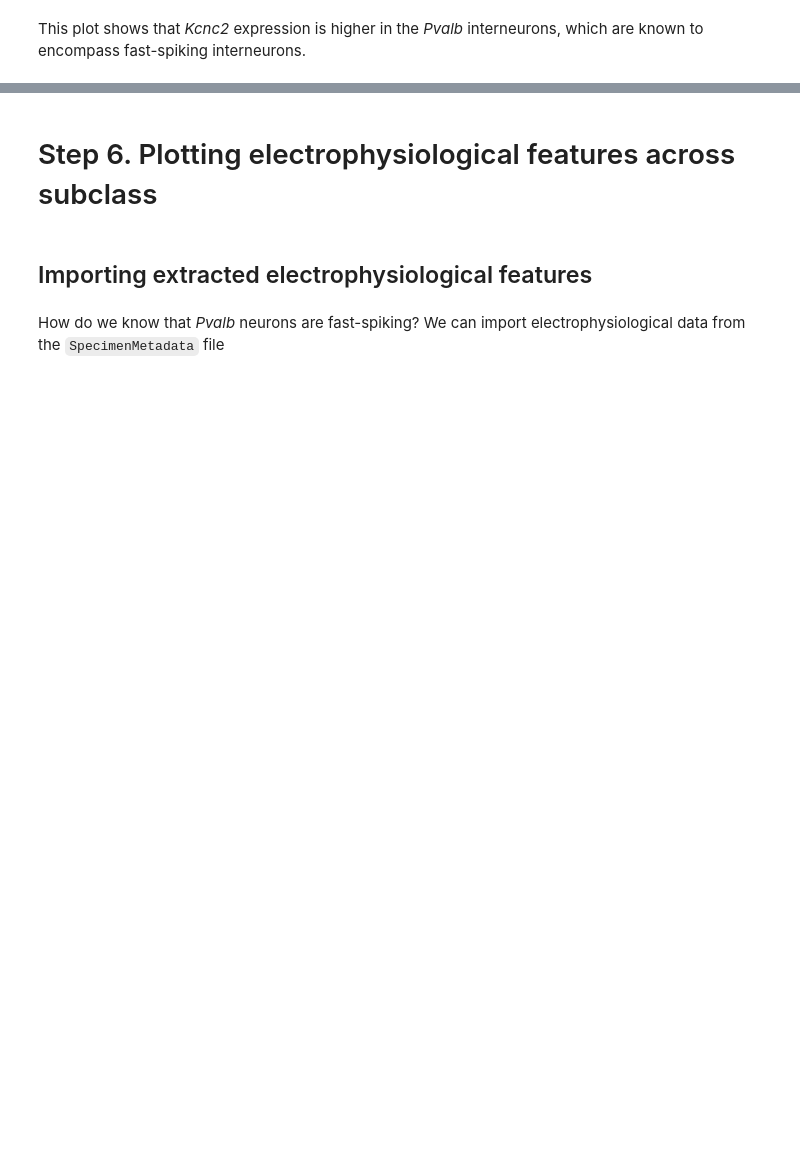
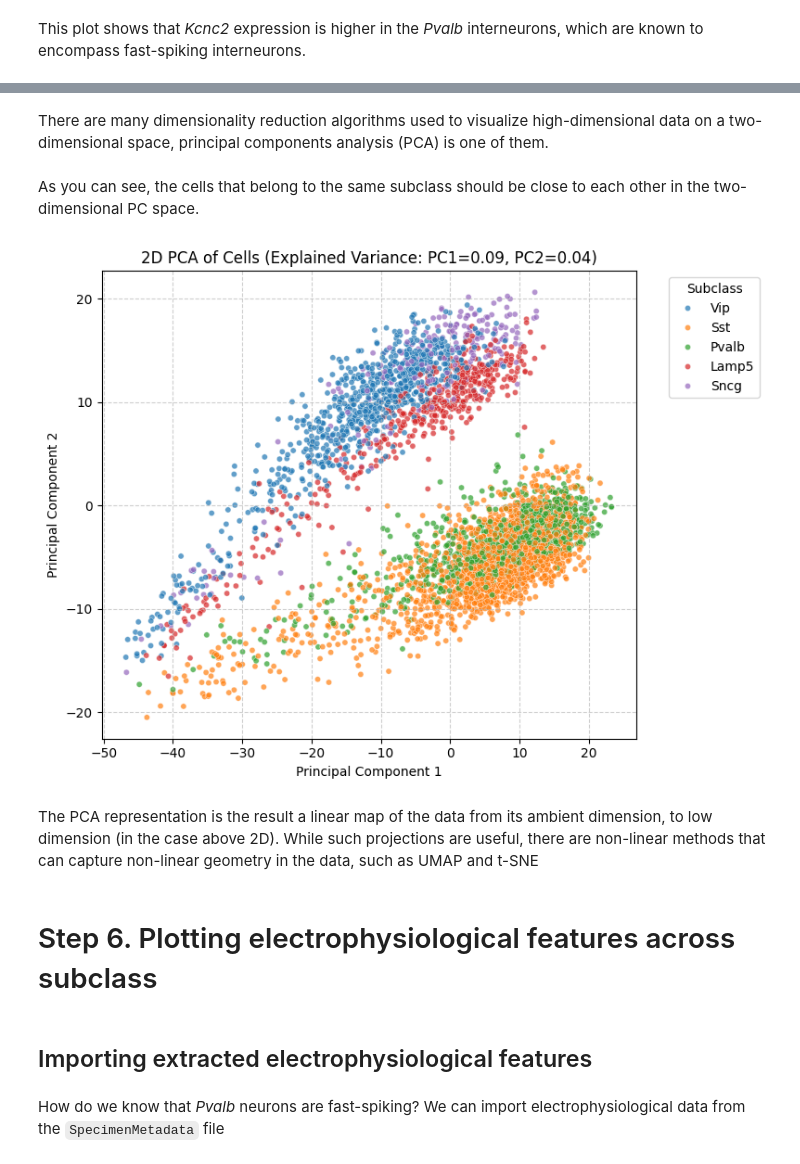
Before and after one commit to AllenInstitute/EducationAndEngagement, a Jupyter notebook: NeuroCodingWorkshop/06_PatchSeq.ipynb, the cells around one changed output, grey strips where cells are left out. Drawn from its saved outputs; the diff is of its cells as text; code cells hidden in the pictures; blank space fills up the shorter version.

Commit message:
Created using Colab. Replace the UMAP algorithm in the Dimensionality and Visualization section to PCA.

```diff
--- a/NeuroCodingWorkshop/06_PatchSeq.ipynb
+++ b/NeuroCodingWorkshop/06_PatchSeq.ipynb
@@ -100,7 +127,7 @@ n_detected = (count_matrix > 0).sum(axis = 1)
 count_matrix = count_matrix.loc[n_detected >= 100, :]
 
 # use a smaller integer type to cut memory usage in half
-count_matrix = count_matrix.astype('int32')
+# count_matrix = count_matrix.astype('int32')
 
 print(f"There are {count_matrix.shape[1]} cells and {count_matrix.shape[0]} genes in the count matrix:")
 
@@ -215,7 +290,7 @@ del lib_size
 gc.collect()
 
 # reduce memory usage by downcasting to float32 (no meaningful loss of precision for CPM values)
-cpm = cpm.astype('float32')
+# cpm = cpm.astype('float32')
 
 # keep genes with values more than 2 in more than 100 cells
 n_genes_before = cpm.shape[0]
@@ -355,0 +435,2 @@ plt.show()
+# %% [markdown]
+There are many dimensionality reduction algorithms used to visualize  high-dimensional data on a two-dimensional space, principal components analysis (PCA) is one of them.
@@ -356,3 +481,32 @@ plt.show()
+# %%
+# It is common to select for the top 2000 variable genes before running dimensionality reduction
+cpm_hvg = select_highly_variable(cpm, 2000)
+
+# Run PCA
+pca_coords_df, pca_var_ratio = run_pca(cpm_hvg)
+# %% [markdown]
+As you can see, the cells that belong to the same subclass should be close to each other in the two-dimensional PC space.
+# %%
+plt.figure(figsize=(8, 6))
+sns.scatterplot(
+    data=pca_coords_df,
+    x=0, # First principal component
+    y=1, # Second principal component
+    hue='subclass', # Color by subclass
+    s=20, # Marker size
+    alpha=0.7 # Transparency
+)
+plt.title(f'2D PCA of Cells (Explained Variance: PC1={pca_var_ratio[0]:.2f}, PC2={pca_var_ratio[1]:.2f})')
+plt.xlabel('Principal Component 1')
+plt.ylabel('Principal Component 2')
+plt.legend(title='Subclass', bbox_to_anchor=(1.05, 1), loc='upper left')
+plt.grid(True, linestyle='--', alpha=0.6)
+plt.tight_layout()
+plt.show()
+# %% [output]
+[figure, added]
+# %% [markdown]
+The PCA representation is the result a linear map of the data from its ambient dimension, to low dimension (in the case above 2D). While such projections are useful, there are non-linear methods that can capture non-linear geometry in the data, such as UMAP and t-SNE
 # %% [markdown]
 <a name="ephys_subclass"></a>
 # Step 6. Plotting electrophysiological features across subclass
```
Also changed, not shown: parts of 30 cells of this notebook.
